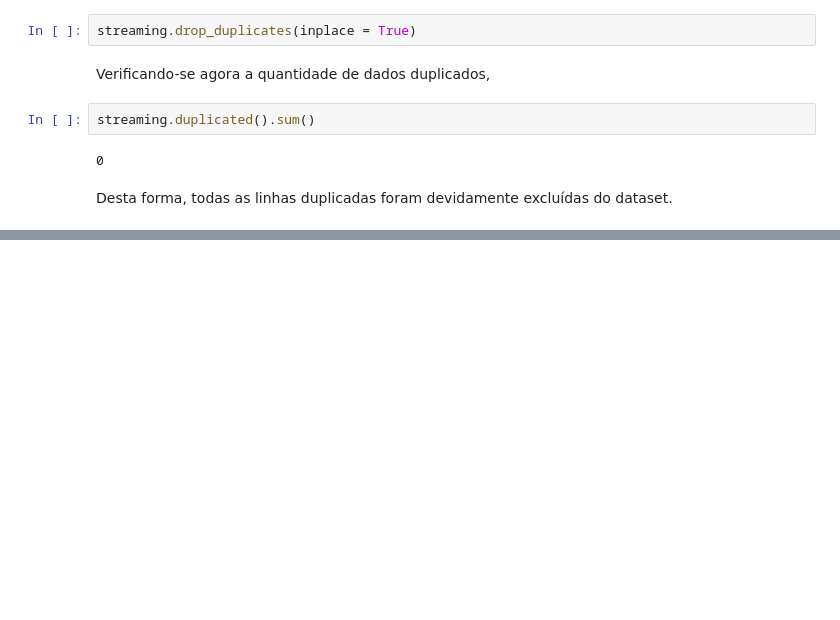
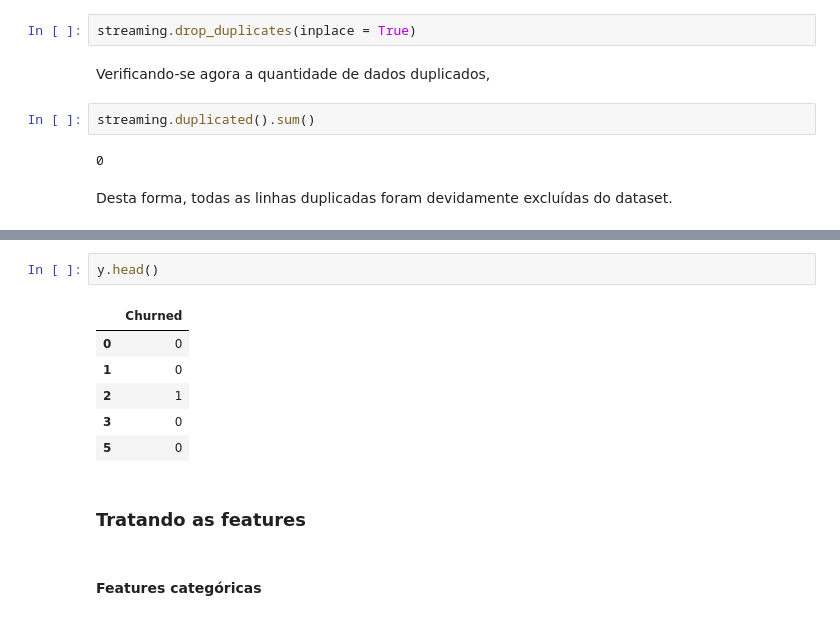
Before and after one commit to rfprates/modelo_classificacao_churn_streaming, a Jupyter notebook: case_classificacao_churn_streaming.ipynb, the cells around one changed output, grey strips where cells are left out. Drawn from its saved outputs; the diff is of its cells as text; blank space fills up the shorter version.

```diff
--- a/case_classificacao_churn_streaming.ipynb
+++ b/case_classificacao_churn_streaming.ipynb
@@ -383,0 +466,13 @@ Desta forma, todas as linhas duplicadas foram devidamente excluídas do dataset.
+# %%
+y.head()
+# %% [output]
+|  | Churned |
+| 0 | 0 |
+| 1 | 0 |
+| 2 | 1 |
+| 3 | 0 |
+| 5 | 0 |
+# %% [markdown]
+### Tratando as features
+# %% [markdown]
+#### Features categóricas
```
Also changed, not shown: parts of 14 cells of this notebook.
